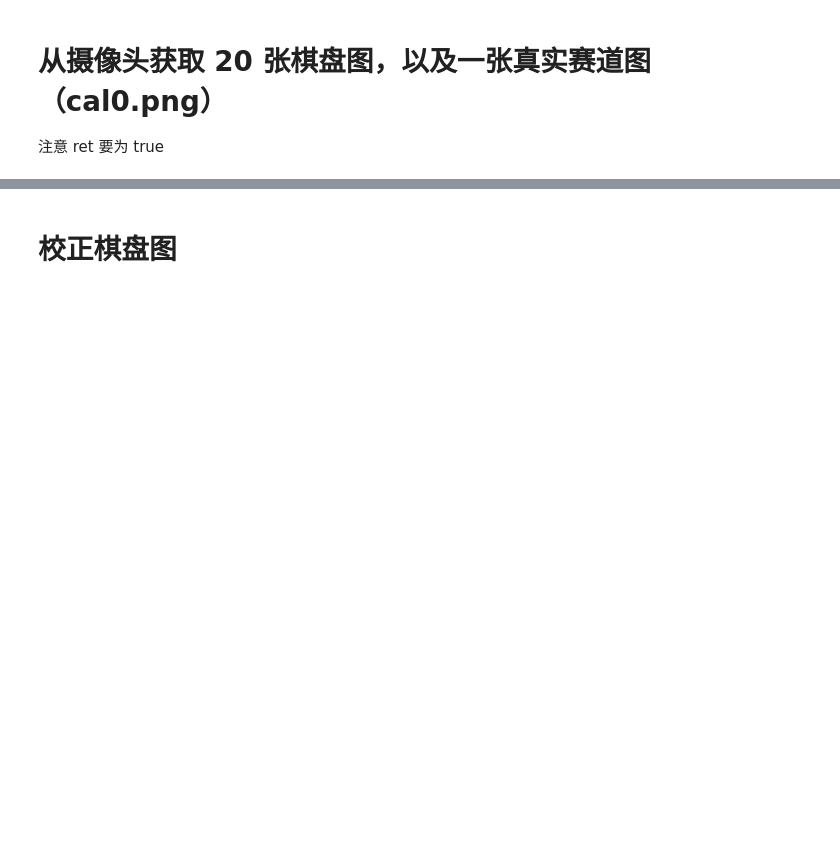
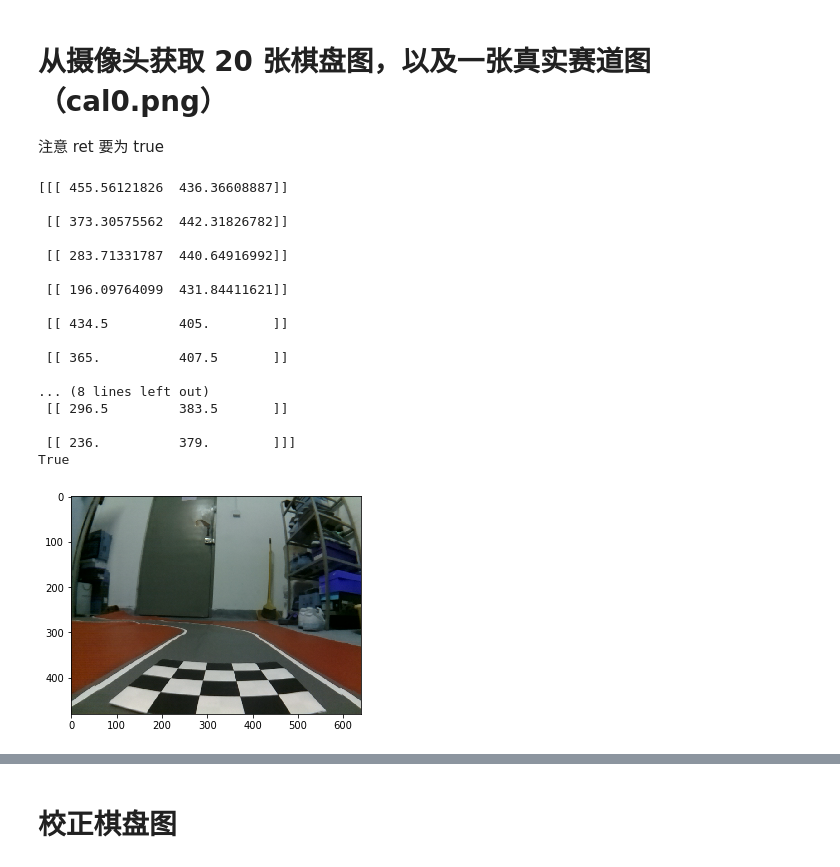
Before and after one commit to PlyTools/puppy, a Jupyter notebook: lane/CameraRecalibration.ipynb, the cells around one changed output, grey strips where cells are left out. Cells and saved outputs as stored; diff of their text form; code cells hidden in the pictures; blank space fills up the shorter version.

```diff
--- a/lane/CameraRecalibration.ipynb
+++ b/lane/CameraRecalibration.ipynb
@@ -9,10 +9,10 @@ from linesearch import *
 
 %matplotlib inline
 # %%
-host = "192.168.1.85:8080"
+host = "183.172.54.178:8080"
 hoststr = 'http://' + host + '/?action=stream'
-print 'Streaming ' + hoststr
+print ('Streaming ' + hoststr)
 l_img = []
 
-n_row = 6
-n_col = 7
+n_row = 3
+n_col = 4
@@ -22,23 +24,43 @@ n_col = 7
 注意 ret 要为 true
 # %%
 stream=urllib2.urlopen(hoststr)
-bytes=''
+bytes=b''
 while True:
     bytes+=stream.read(1024)
-    a = bytes.find('\xff\xd8')
-    b = bytes.find('\xff\xd9')
+    a = bytes.find(b'\xff\xd8')
+    b = bytes.find(b'\xff\xd9')
     if a!=-1 and b!=-1:
         break
 
 jpg = bytes[a:b+2]
 bytes= bytes[b+2:]
 img = cv2.imdecode(np.fromstring(jpg, dtype=np.uint8),flags=1)
+img = cv2.flip(img, -1)
 
 plt.imshow(img)
 gray = cv2.cvtColor(img, cv2.COLOR_BGR2GRAY)
 gray = (gray<180).astype(np.uint8)*255
 ret, corners = cv2.findChessboardCorners(gray, (n_col,n_row), None)
 print(ret)
 l_img.append(img)
+# %% [output]
+[[[ 455.56121826  436.36608887]]
+
+ [[ 373.30575562  442.31826782]]
+
+ [[ 283.71331787  440.64916992]]
+
+ [[ 196.09764099  431.84411621]]
+
+ [[ 434.5         405.        ]]
+
+ [[ 365.          407.5       ]]
+
+... (8 lines left out)
+ [[ 296.5         383.5       ]]
+
+ [[ 236.          379.        ]]]
+True
+[figure, added]
 # %%
 plt.imshow(gray, 'gray')
```
Also changed, not shown: parts of 17 cells of this notebook, 2 other files.
